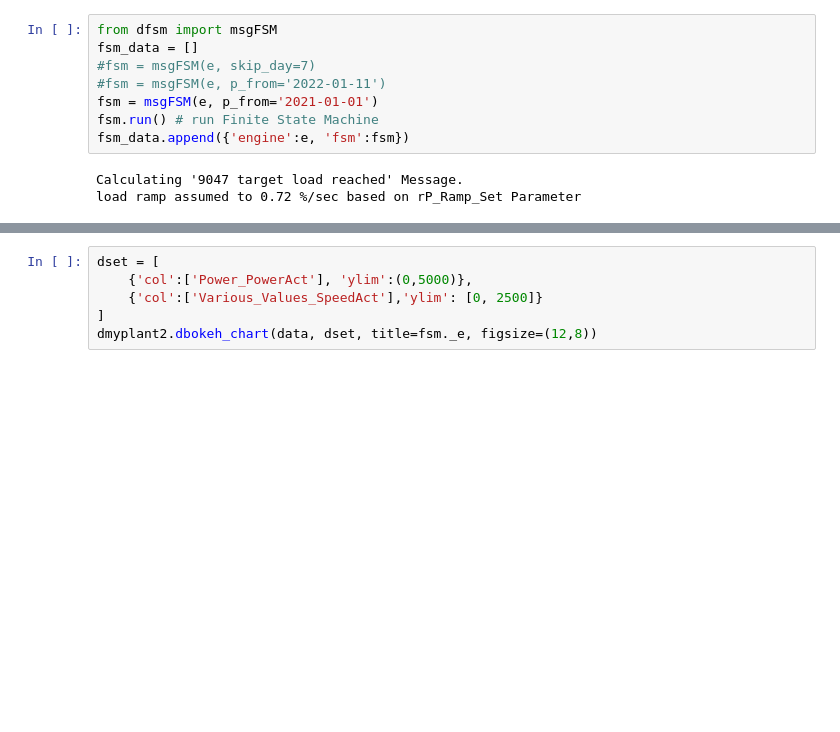
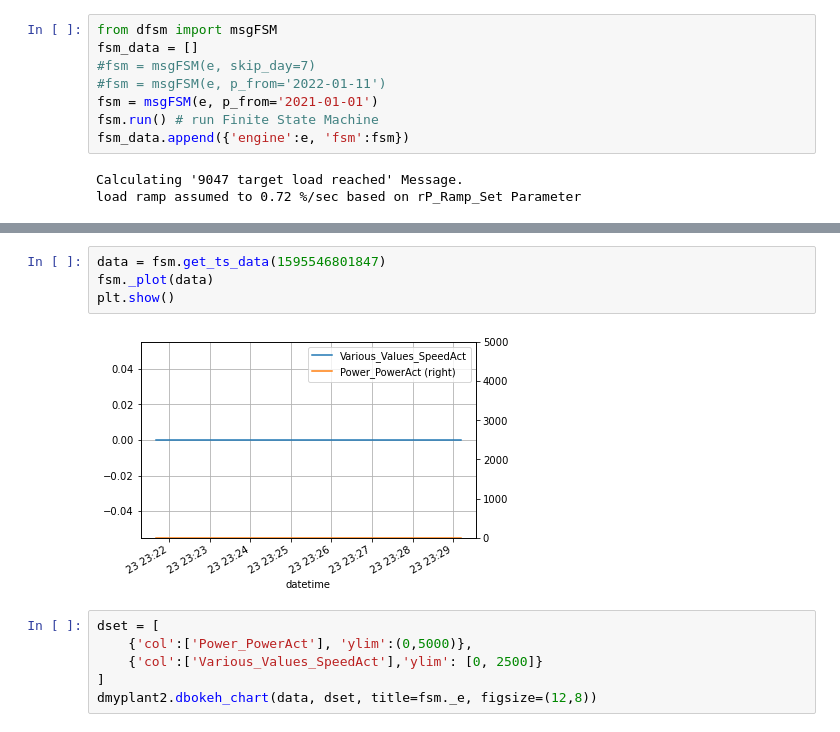
Before and after one commit to dieterch/statemachine, a Jupyter notebook: play.ipynb, the cells around one changed output, grey strips where cells are left out. Cells and saved outputs as stored; diff of their text form; blank space fills up the shorter version.

Commit message:
separate data & plot functions

```diff
--- a/play.ipynb
+++ b/play.ipynb
@@ -93,6 +93,12 @@ data = fsm.get_period(von, bis, cycletime=cycle, marker='o', ylim=(0,2500), figs
 print(f"von:{von_dt} = {von} bis:{bis_dt} = {bis}")
 # %% [output]
 von:2021-08-24 12:00:00 = 1629806400 bis:2021-08-24 23:59:00 = 1629849540
+# %%
+data = fsm.get_ts_data(1595546801847)
+fsm._plot(data)
+plt.show()
+# %% [output]
+[figure, added]
 # %%
 dset = [
     {'col':['Power_PowerAct'], 'ylim':(0,5000)},
```
Also changed, not shown: parts of 9 cells of this notebook, 2 other files.
